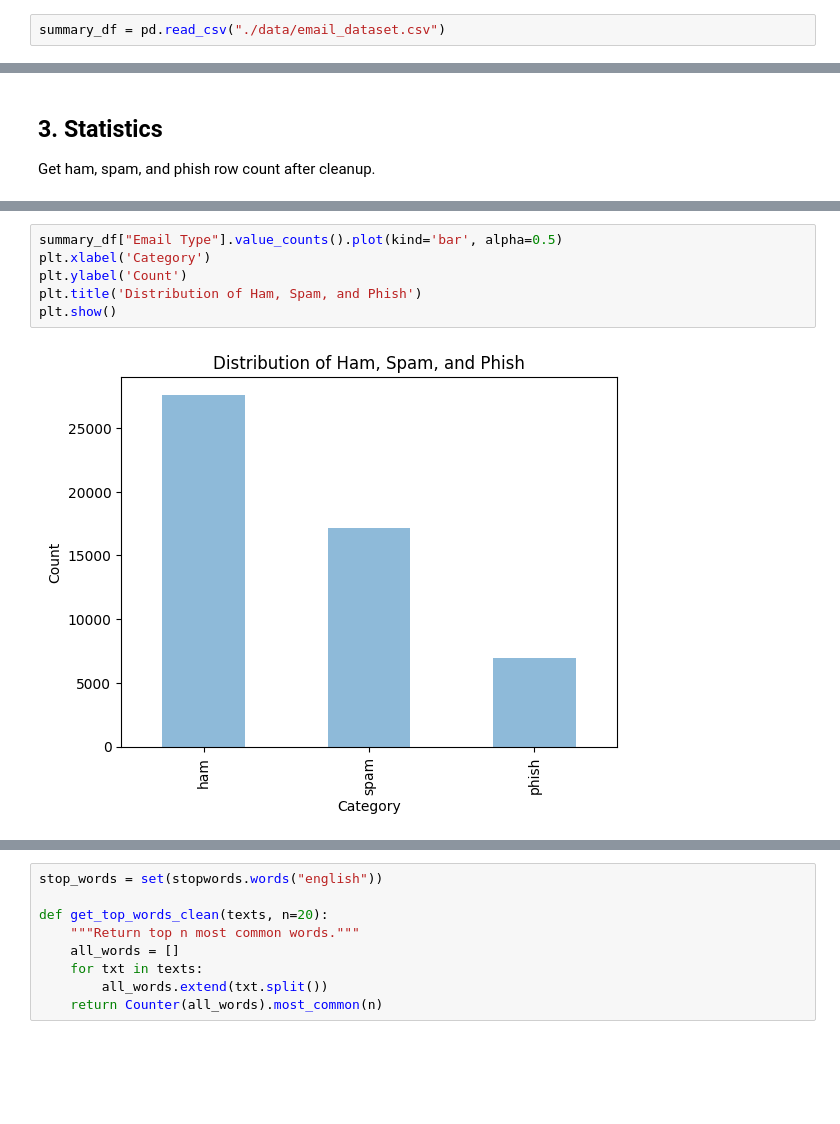
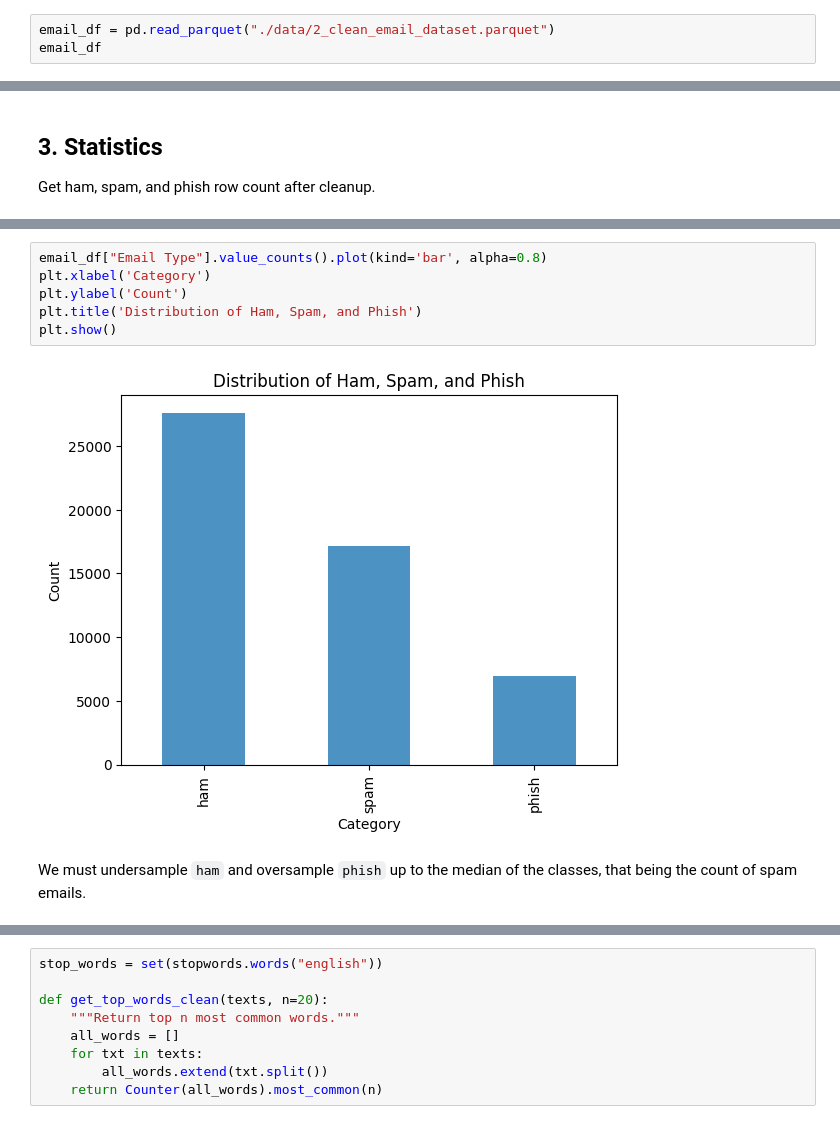
Before and after one commit to Prokope45/PsyberWatch, a Jupyter notebook: 3. Exploratory Analysis.ipynb, the cells around one changed output, grey strips where cells are left out. Drawn from its saved outputs; the diff is of its cells as text; blank space fills up the shorter version.

```diff
--- a/3. Exploratory Analysis.ipynb
+++ b/3. Exploratory Analysis.ipynb
@@ -16,4 +19,5 @@ from collections import Counter
 # %% [markdown]
 ## 2. Load Dataset
 # %%
-summary_df = pd.read_csv("./data/email_dataset.csv")
+email_df = pd.read_parquet("./data/2_clean_email_dataset.parquet")
+email_df
@@ -61,8 +51,10 @@ summary_df[["char_count", "word_count"]].describe()
 # %%
-summary_df["Email Type"].value_counts().plot(kind='bar', alpha=0.5)
+email_df["Email Type"].value_counts().plot(kind='bar', alpha=0.8)
 plt.xlabel('Category')
 plt.ylabel('Count')
 plt.title('Distribution of Ham, Spam, and Phish')
 plt.show()
 # %% [output]
-[figure, old version]
+[figure, new version]
+# %% [markdown]
+We must undersample `ham` and oversample `phish` up to the median of the classes, that being the count of spam emails.
```
Also changed, not shown: parts of 25 cells of this notebook, 7 other files.
